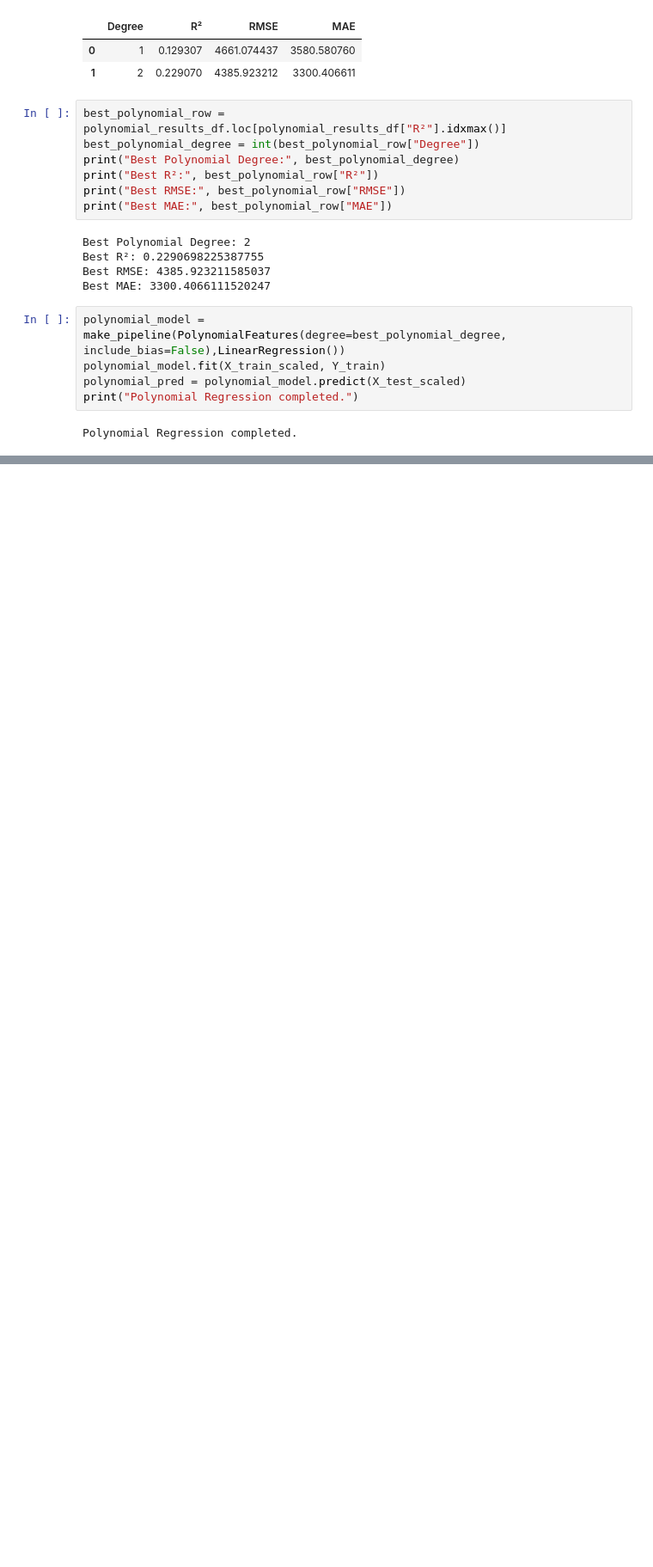
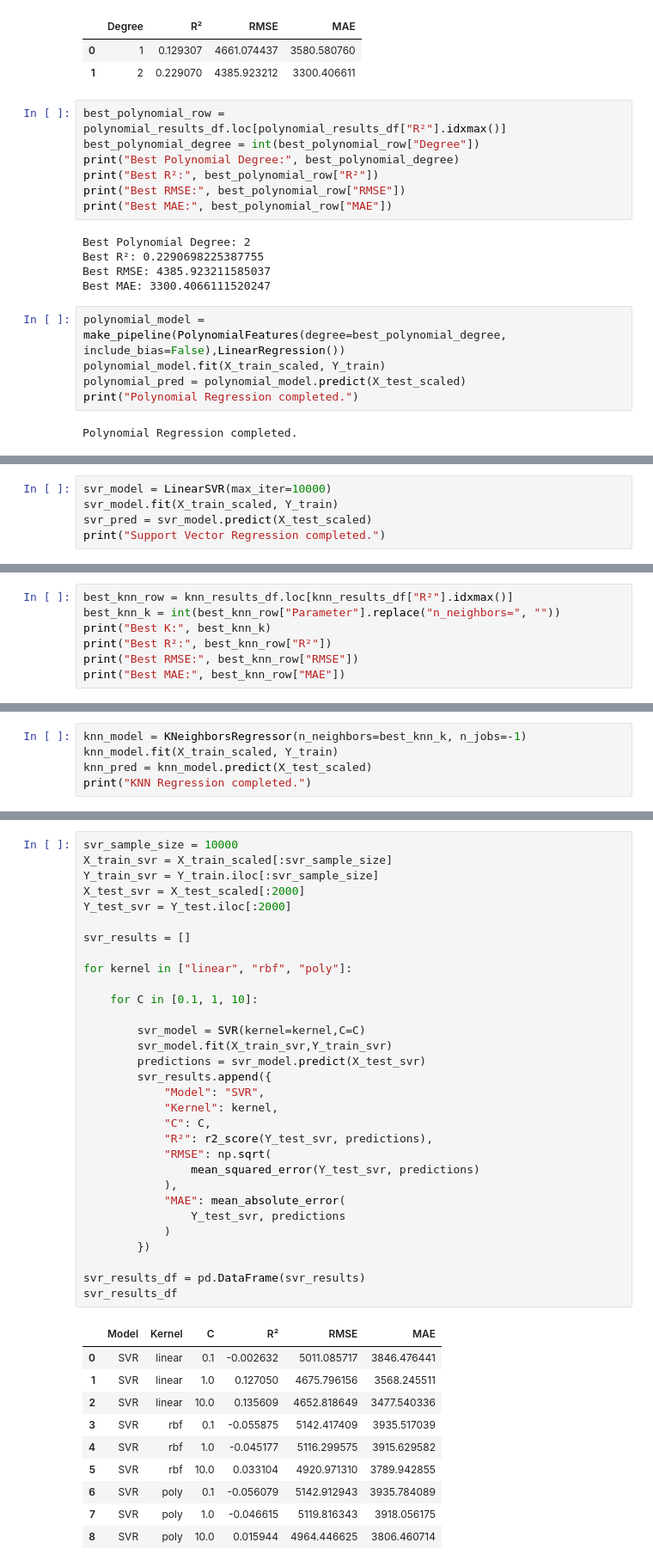
Before and after one commit to snehitha-araveti/ML-Capstone-Project-2026, a Jupyter notebook: notebooks/regression.ipynb, the cells around one changed output, grey strips where cells are left out. Shown at 86% size. Saved outputs shown, nothing was run; the diff lists cells and outputs as text; blank space fills up the shorter version.

Commit message:
Implement remaining regression models and model ranking by r2 scores

```diff
--- a/notebooks/regression.ipynb
+++ b/notebooks/regression.ipynb
@@ -702,0 +742,5 @@ Polynomial Regression completed.
+# %%
+svr_model = LinearSVR(max_iter=10000)
+svr_model.fit(X_train_scaled, Y_train)
+svr_pred = svr_model.predict(X_test_scaled)
+print("Support Vector Regression completed.")
@@ -702,0 +780,7 @@ Polynomial Regression completed.
+# %%
+best_knn_row = knn_results_df.loc[knn_results_df["R²"].idxmax()]
+best_knn_k = int(best_knn_row["Parameter"].replace("n_neighbors=", ""))
+print("Best K:", best_knn_k)
+print("Best R²:", best_knn_row["R²"])
+print("Best RMSE:", best_knn_row["RMSE"])
+print("Best MAE:", best_knn_row["MAE"])
@@ -702,0 +792,5 @@ Polynomial Regression completed.
+# %%
+knn_model = KNeighborsRegressor(n_neighbors=best_knn_k, n_jobs=-1)
+knn_model.fit(X_train_scaled, Y_train)
+knn_pred = knn_model.predict(X_test_scaled)
+print("KNN Regression completed.")
@@ -702,0 +807,42 @@ Polynomial Regression completed.
+# %%
+svr_sample_size = 10000
+X_train_svr = X_train_scaled[:svr_sample_size]
+Y_train_svr = Y_train.iloc[:svr_sample_size]
+X_test_svr = X_test_scaled[:2000]
+Y_test_svr = Y_test.iloc[:2000]
+
+svr_results = []
+
+for kernel in ["linear", "rbf", "poly"]:
+
+    for C in [0.1, 1, 10]:
+
+        svr_model = SVR(kernel=kernel,C=C)
+        svr_model.fit(X_train_svr,Y_train_svr)
+        predictions = svr_model.predict(X_test_svr)
+        svr_results.append({
+            "Model": "SVR",
+            "Kernel": kernel,
+            "C": C,
+            "R²": r2_score(Y_test_svr, predictions),
+            "RMSE": np.sqrt(
+                mean_squared_error(Y_test_svr, predictions)
+            ),
+            "MAE": mean_absolute_error(
+                Y_test_svr, predictions
+            )
+        })
+
+svr_results_df = pd.DataFrame(svr_results)
+svr_results_df
+# %% [output]
+|  | Model | Kernel | C | R² | RMSE | MAE |
+| 0 | SVR | linear | 0.1 | -0.002632 | 5011.085717 | 3846.476441 |
+| 1 | SVR | linear | 1.0 | 0.127050 | 4675.796156 | 3568.245511 |
+| 2 | SVR | linear | 10.0 | 0.135609 | 4652.818649 | 3477.540336 |
+| 3 | SVR | rbf | 0.1 | -0.055875 | 5142.417409 | 3935.517039 |
+| 4 | SVR | rbf | 1.0 | -0.045177 | 5116.299575 | 3915.629582 |
+| 5 | SVR | rbf | 10.0 | 0.033104 | 4920.971310 | 3789.942855 |
+| 6 | SVR | poly | 0.1 | -0.056079 | 5142.912943 | 3935.784089 |
+| 7 | SVR | poly | 1.0 | -0.046615 | 5119.816343 | 3918.056175 |
+| 8 | SVR | poly | 10.0 | 0.015944 | 4964.446625 | 3806.460714 |
```
Also changed, not shown: parts of 30 cells of this notebook.
